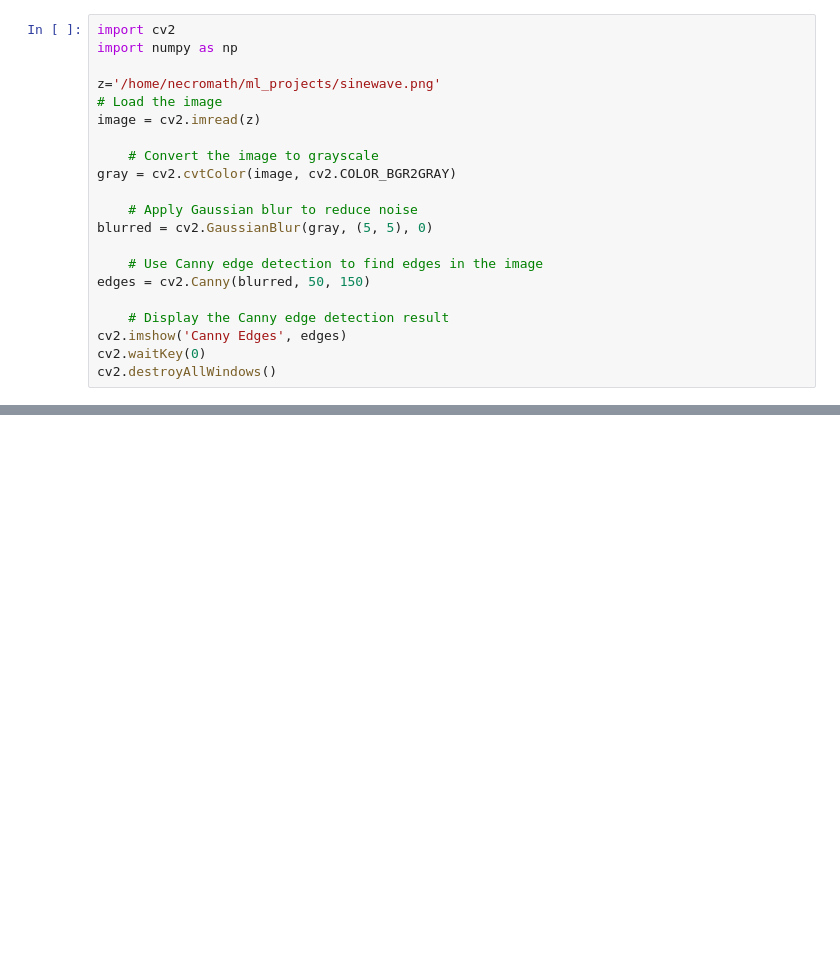
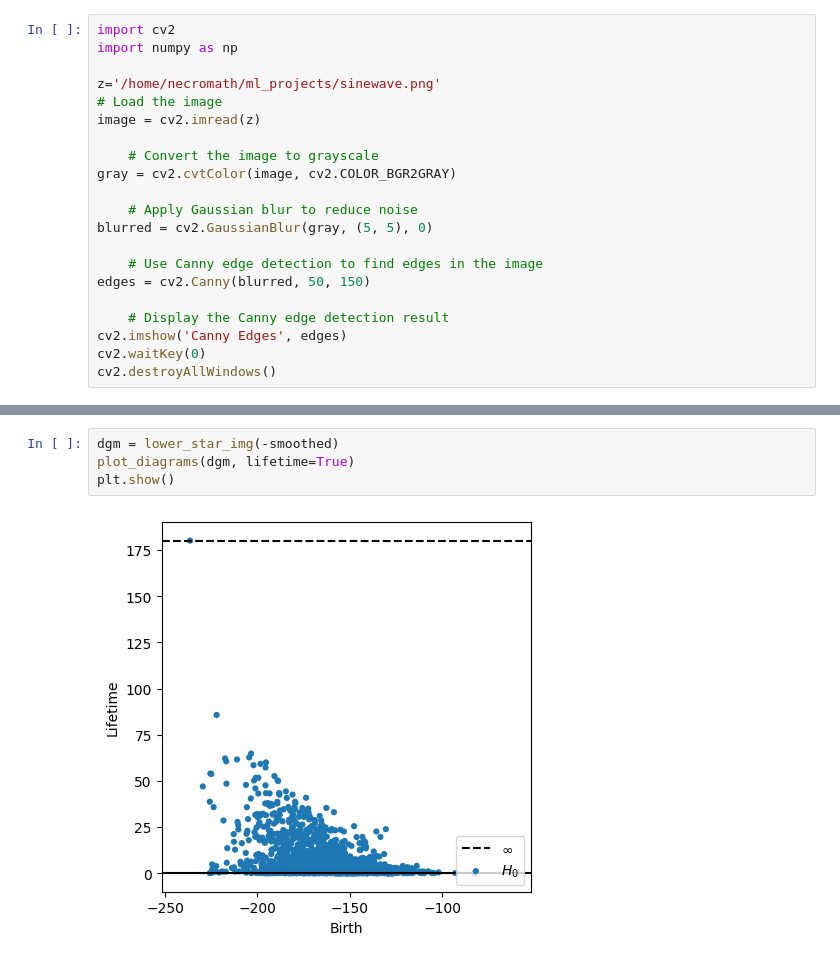
Before and after one commit to Necromath/ml_projects, a Jupyter notebook: Fit_Curve.ipynb, the cells around one changed output, grey strips where cells are left out. Drawn from its saved outputs; the diff is of its cells as text; blank space fills up the shorter version.

```diff
--- a/Fit_Curve.ipynb
+++ b/Fit_Curve.ipynb
@@ -327,0 +346,6 @@ plt.show()
+# %%
+dgm = lower_star_img(-smoothed)
+plot_diagrams(dgm, lifetime=True)
+plt.show()
+# %% [output]
+[figure, added]
```
Also changed, not shown: parts of 4 cells of this notebook.
